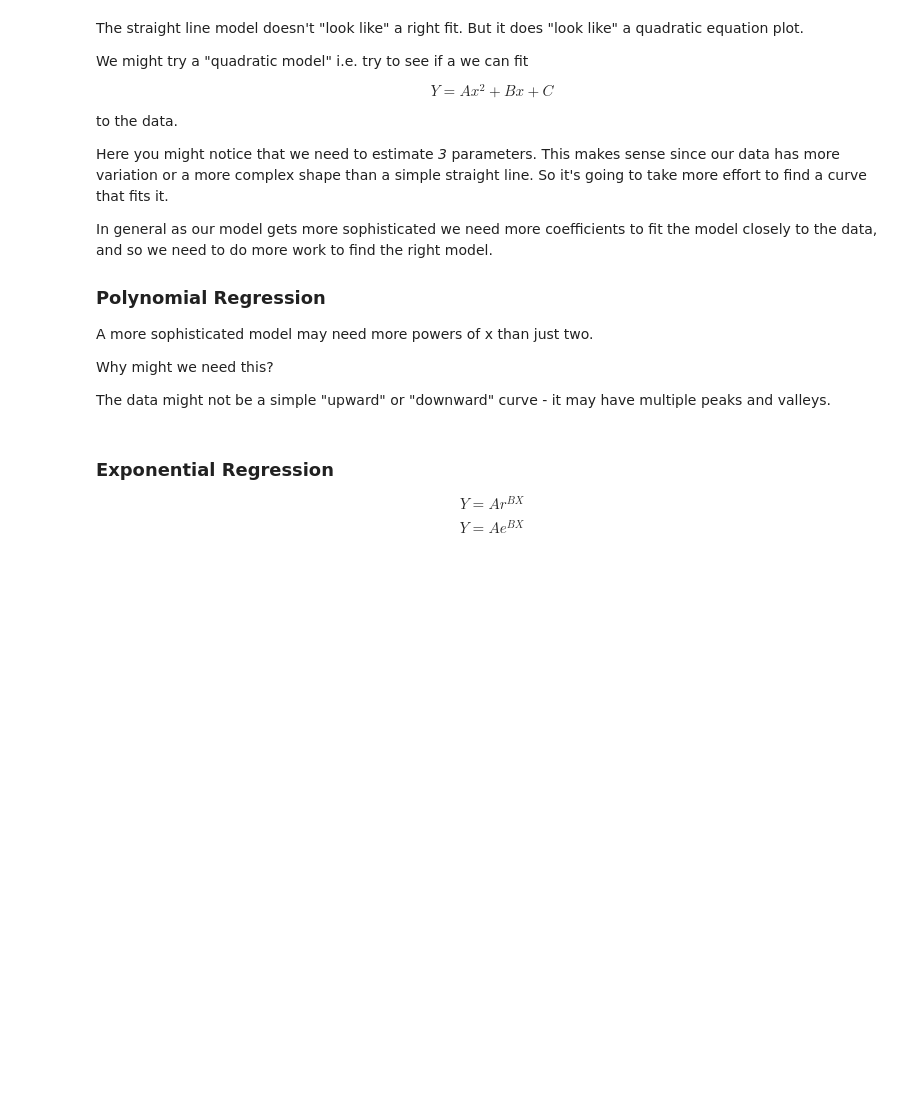
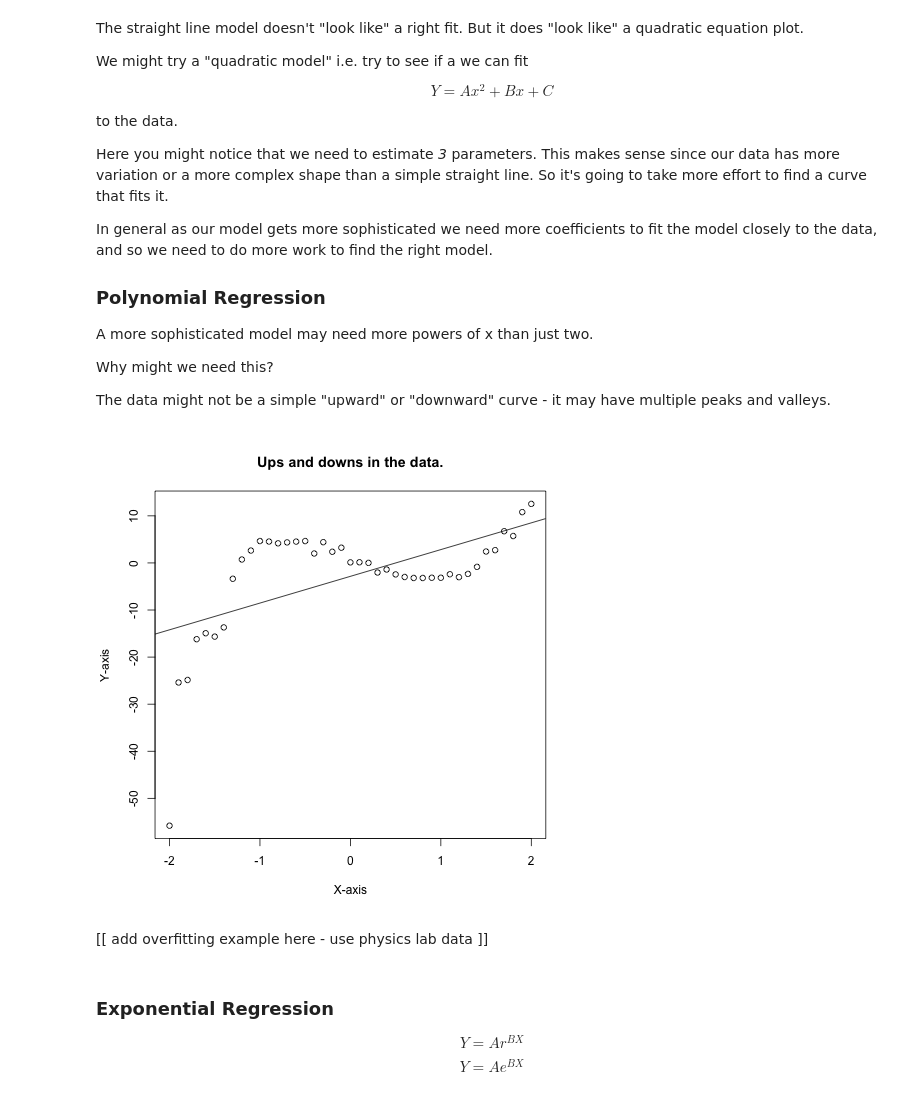
Before and after one commit to nborwankar/opendatasci, a Jupyter notebook: notebooks/Introduction to Linear Regression.ipynb, the cells around one changed output. Saved outputs shown, nothing was run; the diff lists cells and outputs as text; code cells hidden in the pictures; blank space fills up the shorter version.

Commit message:
edit 2 with lin and multi, no error or pvalue, minimal data

```diff
--- a/notebooks/Introduction to Linear Regression.ipynb
+++ b/notebooks/Introduction to Linear Regression.ipynb
@@ -153,6 +266,21 @@ A more sophisticated model may need more powers of x than just two.
 Why might we need this?
 
 The data might not be a simple "upward" or "downward" curve - it may have multiple peaks and valleys.
+# %%
+%%R
+
+X=seq(-2,2,by=0.1)
+set.seed(2345)
+X2 = 0.15*rnorm(length(X))
+Z = X + X2
+Y = -Z^4 + 5*Z^3 - 8*Z + 1
+plot(X, Y, xlab='X-axis',ylab='Y-axis',main='Ups and downs in the data.')
+res = lm(Y~X)
+abline(res)
+# %% [output]
+[figure, added]
+# %% [markdown]
+[[ add overfitting example here - use physics lab data ]]
 # %% [markdown]
 ### Exponential Regression
 
```
Also changed, not shown: parts of 24 cells of this notebook.
